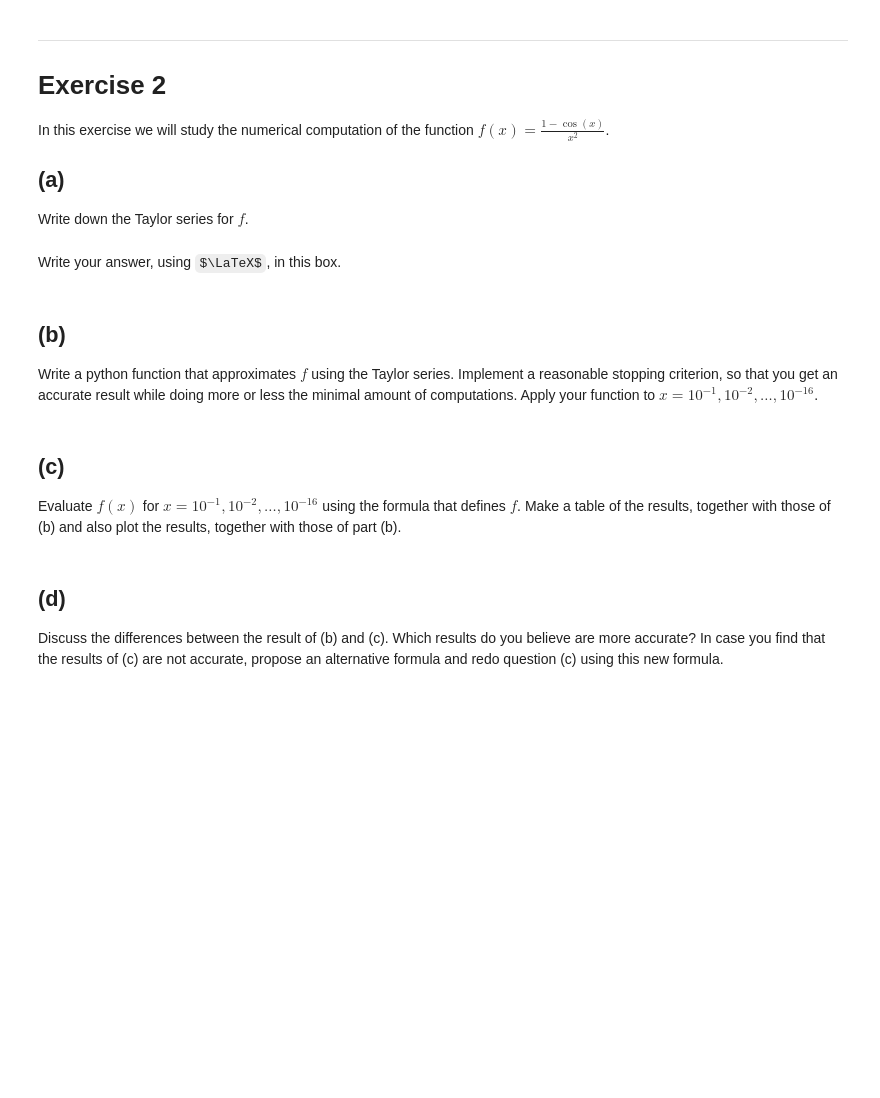
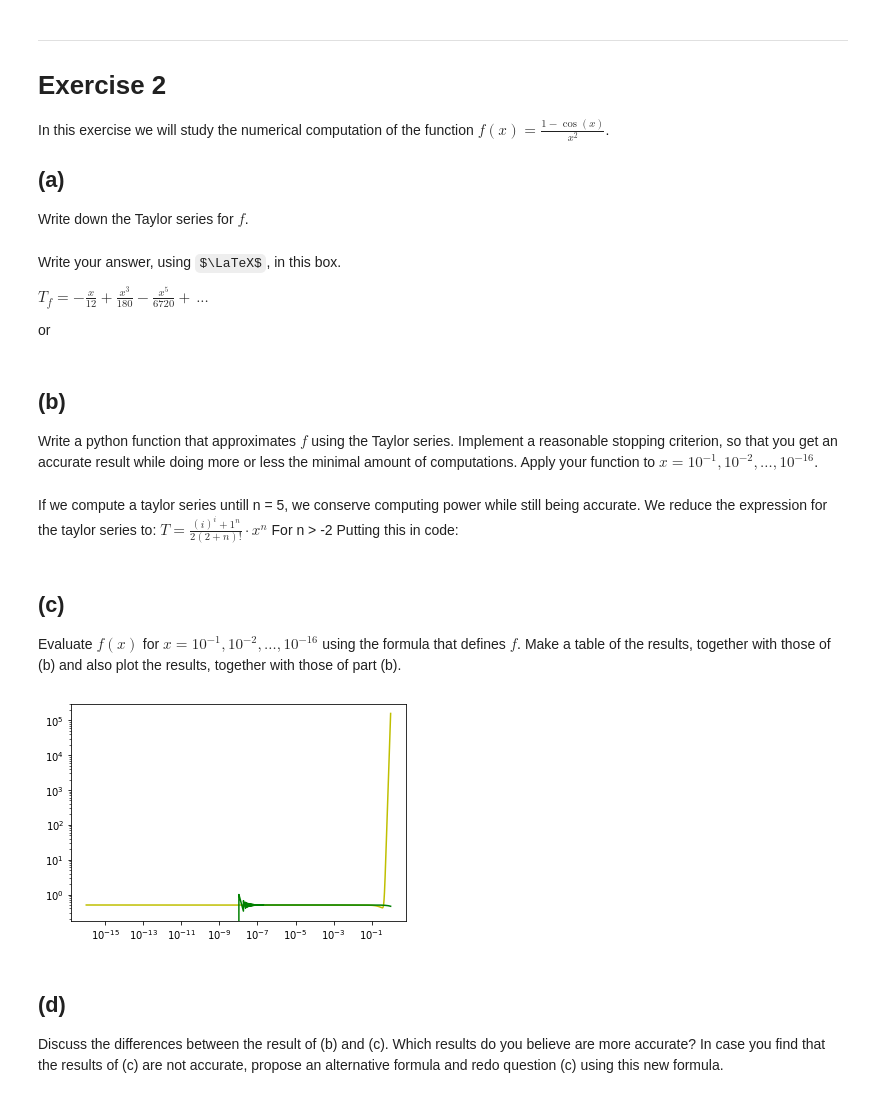
Before and after one commit to JaccovanWijk/NAHomework, a Jupyter notebook: Homework1_Florian.ipynb, the cells around one changed output. Cells and saved outputs as stored; diff of their text form; code cells hidden in the pictures; some formulas as TeX source; blank space fills up the shorter version.

```diff
--- a/Homework1_Florian.ipynb
+++ b/Homework1_Florian.ipynb
@@ -99,6 +154,16 @@ $f(x) = \frac{1 - \cos(x)}{x^2}$.
 Write down the Taylor series for $f$.
 # %% [markdown]
 Write your answer, using $\LaTeX$, in this box.
+
+$T_{f} = -\frac{x}{12} + \frac{x^{3}}{180} - \frac{x^{5}}{6720} + \,...$
+
+or
 # %% [markdown]
 ## (b)
 Write a python function that approximates $f$ using the Taylor series. Implement a reasonable stopping criterion, so that you get an accurate result while doing more or less the minimal amount of computations. Apply your function to $x = 10^{-1}, 10^{-2}, \ldots, 10^{-16}$.
+# %% [markdown]
+If we compute a taylor series untill n = 5, we conserve computing power while still being accurate.
+We reduce the expression for the taylor series to:
+$T = \frac{(i)^{i}+1^{n}}{2(2+n)!}\cdot x^{n}$
+For n > -2
+Putting this in code:
@@ -105,6 +216,19 @@ Write a python function that approximates $f$ using the Taylor series. Implement
 # %% [markdown]
 ## (c)
 Evaluate $f(x)$ for $x = 10^{-1}, 10^{-2}, \ldots, 10^{-16}$ using the formula that defines $f$.  Make a table of the results, together with those of (b) and also plot the results, together with those of part (b).
+# %%
+# for x in np.arange(-16,0,0.1):
+#     Y = fun(10**x)
+#     print(f"The normal function with x = 10^{x} returns {Y}")
+#     normal_x.append(x)
+#     normal_y.append(Y)
+
+
+plt.loglog(*fun_run(16,0,'T'),'y-')#[0],fun_run(16,0,'T')[1],'y-')
+plt.loglog(*fun_run(16,0,'N'),'g-')#[0],fun_run(16,0,'N')[1],'g-')
+plt.show()
+# %% [output]
+[figure, added]
 # %% [markdown]
 ## (d)
 Discuss the differences between the result of (b) and (c). Which results do you believe are more accurate? In case you find that the results of (c) are not accurate, propose an alternative formula and redo question (c) using this new formula.
```
Also changed, not shown: parts of 9 cells of this notebook.
